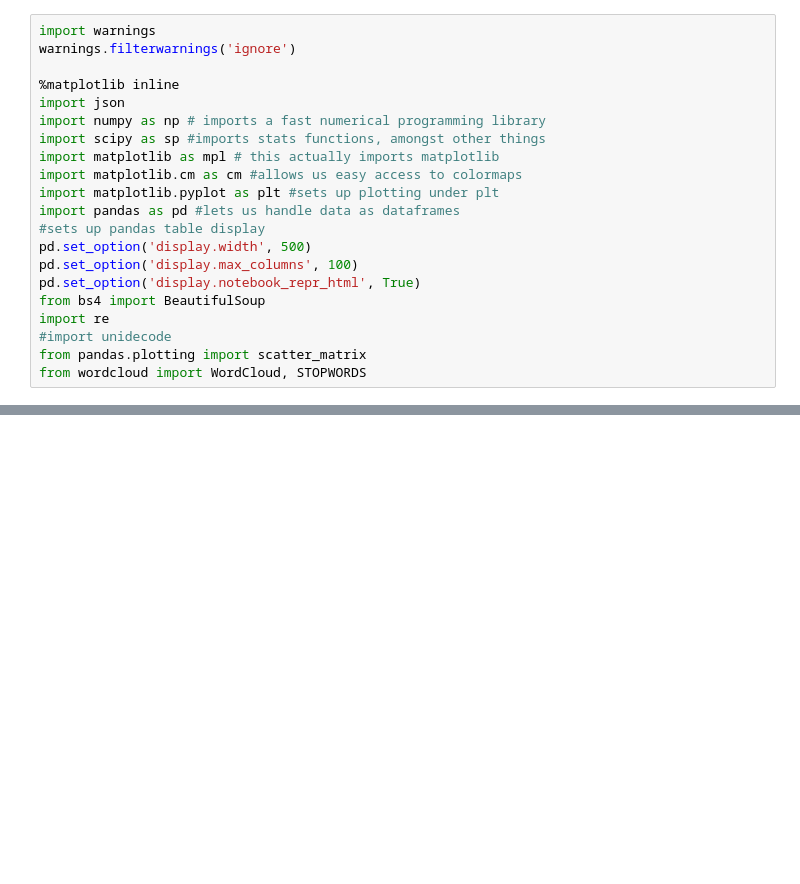
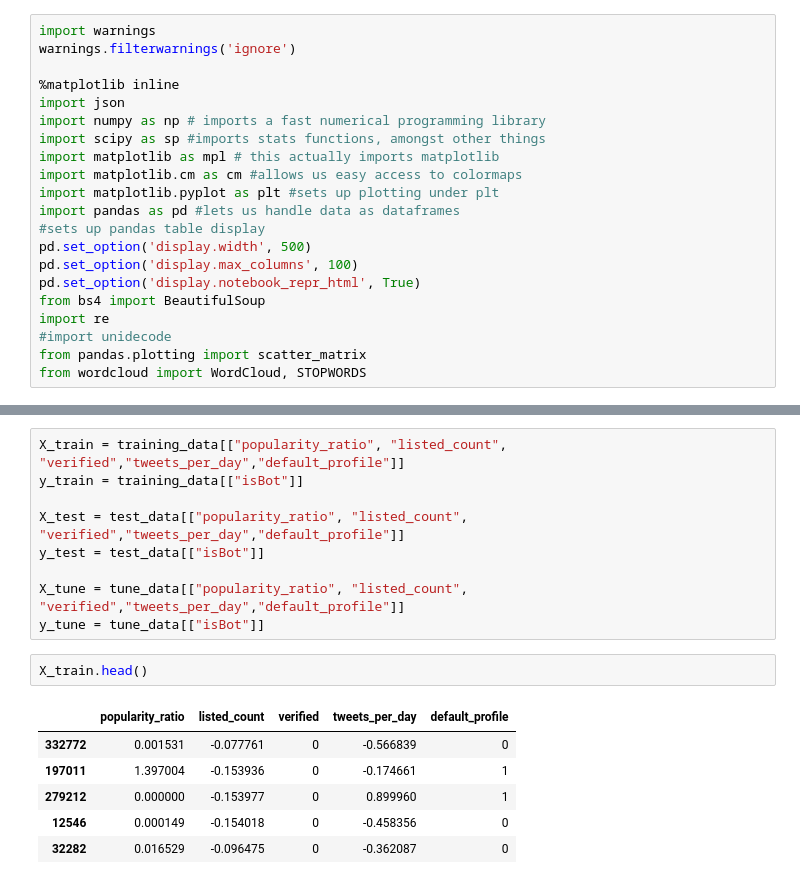
Before and after one commit to karanbhandarkar/TwitterBotDetection, a Jupyter notebook: ModelAnalysis.ipynb, the cells around one changed output, grey strips where cells are left out. Drawn from its saved outputs; the diff is of its cells as text; blank space fills up the shorter version.

```diff
--- a/ModelAnalysis.ipynb
+++ b/ModelAnalysis.ipynb
@@ -115,0 +108,18 @@ y_test = test_data[["isBot_x"]]
+# %%
+X_train = training_data[["popularity_ratio", "listed_count", "verified","tweets_per_day","default_profile"]]
+y_train = training_data[["isBot"]]
+
+X_test = test_data[["popularity_ratio", "listed_count", "verified","tweets_per_day","default_profile"]]
+y_test = test_data[["isBot"]]
+
+X_tune = tune_data[["popularity_ratio", "listed_count", "verified","tweets_per_day","default_profile"]]
+y_tune = tune_data[["isBot"]]
+# %%
+X_train.head()
+# %% [output]
+|  | popularity_ratio | listed_count | verified | tweets_per_day | default_profile |
+| 332772 | 0.001531 | -0.077761 | 0 | -0.566839 | 0 |
+| 197011 | 1.397004 | -0.153936 | 0 | -0.174661 | 1 |
+| 279212 | 0.000000 | -0.153977 | 0 | 0.899960 | 1 |
+| 12546 | 0.000149 | -0.154018 | 0 | -0.458356 | 0 |
+| 32282 | 0.016529 | -0.096475 | 0 | -0.362087 | 0 |
```
Also changed, not shown: parts of 54 cells of this notebook, 3 other files.
